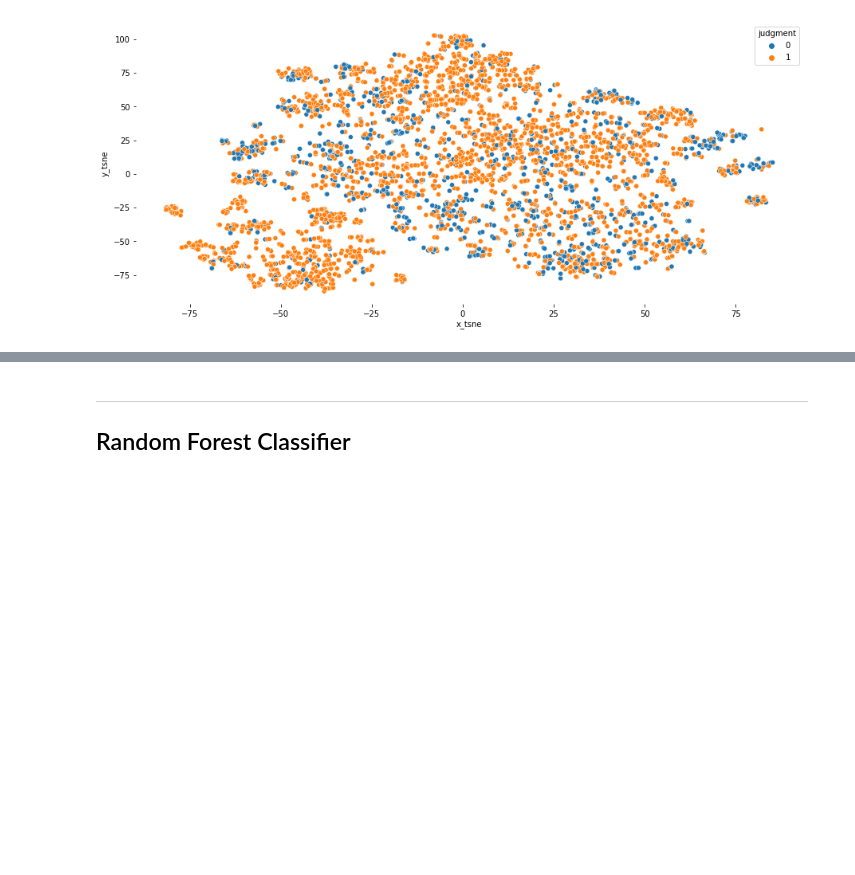
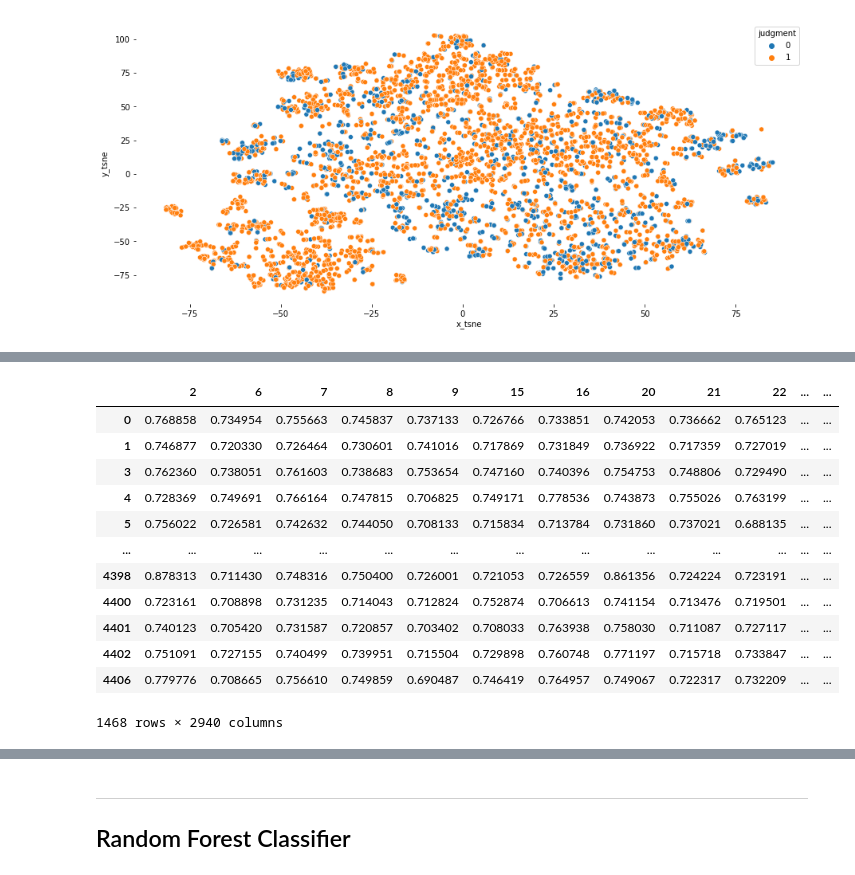
Before and after one commit to Watts-Lab/commonsense-statements, a Jupyter notebook: notebooks/dimension-prediction.ipynb, the cells around one changed output, grey strips where cells are left out. Drawn from its saved outputs; the diff is of its cells as text; code cells hidden in the pictures; blank space fills up the shorter version.

```diff
--- a/notebooks/dimension-prediction.ipynb
+++ b/notebooks/dimension-prediction.ipynb
@@ -145,0 +356,46 @@ embeddingsdf.to_csv('embeddings_flat.csv', index=False)
+# %%
+embeddings = np.vstack(merged_df.embeddings.values)
+
+similarity = np.dot(embeddings, embeddings.T)
+
+# squared magnitude of preference vectors (number of occurrences)
+square_mag = np.diag(similarity)
+
+# inverse squared magnitude
+inv_square_mag = 1 / square_mag
+
+# if it doesn't occur, set it's inverse magnitude to zero (instead of inf)
+inv_square_mag[np.isinf(inv_square_mag)] = 0
+
+# inverse of the magnitude
+inv_mag = np.sqrt(inv_square_mag)
+
+# cosine similarity (elementwise multiply by inverse magnitudes)
+cosine = similarity * inv_mag
+cosine = cosine.T * inv_mag
+
+cosine[np.diag_indices_from(cosine)] = 0
+
+cosine_similarity_df = pd.DataFrame(cosine)
+# %%
+behavior_0 = merged_df[merged_df.behavior == 0].index.values
+behavior_1 = merged_df[merged_df.behavior == 1].index.values
+# %%
+embed_df = cosine_similarity_df.iloc[behavior_0, behavior_1]
+# %%
+embed_df['max'] = embed_df.idxmax(axis=1)
+embed_df
+# %% [output]
+|  | 2 | 6 | 7 | 8 | 9 | 15 | 16 | 20 | 21 | 22 | ... | ... |
+| 0 | 0.768858 | 0.734954 | 0.755663 | 0.745837 | 0.737133 | 0.726766 | 0.733851 | 0.742053 | 0.736662 | 0.765123 | ... | ... |
+| 1 | 0.746877 | 0.720330 | 0.726464 | 0.730601 | 0.741016 | 0.717869 | 0.731849 | 0.736922 | 0.717359 | 0.727019 | ... | ... |
+| 3 | 0.762360 | 0.738051 | 0.761603 | 0.738683 | 0.753654 | 0.747160 | 0.740396 | 0.754753 | 0.748806 | 0.729490 | ... | ... |
+| 4 | 0.728369 | 0.749691 | 0.766164 | 0.747815 | 0.706825 | 0.749171 | 0.778536 | 0.743873 | 0.755026 | 0.763199 | ... | ... |
+| 5 | 0.756022 | 0.726581 | 0.742632 | 0.744050 | 0.708133 | 0.715834 | 0.713784 | 0.731860 | 0.737021 | 0.688135 | ... | ... |
+| ... | ... | ... | ... | ... | ... | ... | ... | ... | ... | ... | ... | ... |
+| 4398 | 0.878313 | 0.711430 | 0.748316 | 0.750400 | 0.726001 | 0.721053 | 0.726559 | 0.861356 | 0.724224 | 0.723191 | ... | ... |
+| 4400 | 0.723161 | 0.708898 | 0.731235 | 0.714043 | 0.712824 | 0.752874 | 0.706613 | 0.741154 | 0.713476 | 0.719501 | ... | ... |
+| 4401 | 0.740123 | 0.705420 | 0.731587 | 0.720857 | 0.703402 | 0.708033 | 0.763938 | 0.758030 | 0.711087 | 0.727117 | ... | ... |
+| 4402 | 0.751091 | 0.727155 | 0.740499 | 0.739951 | 0.715504 | 0.729898 | 0.760748 | 0.771197 | 0.715718 | 0.733847 | ... | ... |
+| 4406 | 0.779776 | 0.708665 | 0.756610 | 0.749859 | 0.690487 | 0.746419 | 0.764957 | 0.749067 | 0.722317 | 0.732209 | ... | ... |
+1468 rows × 2940 columns
```
Also changed, not shown: parts of 16 cells of this notebook, 1 other file.
